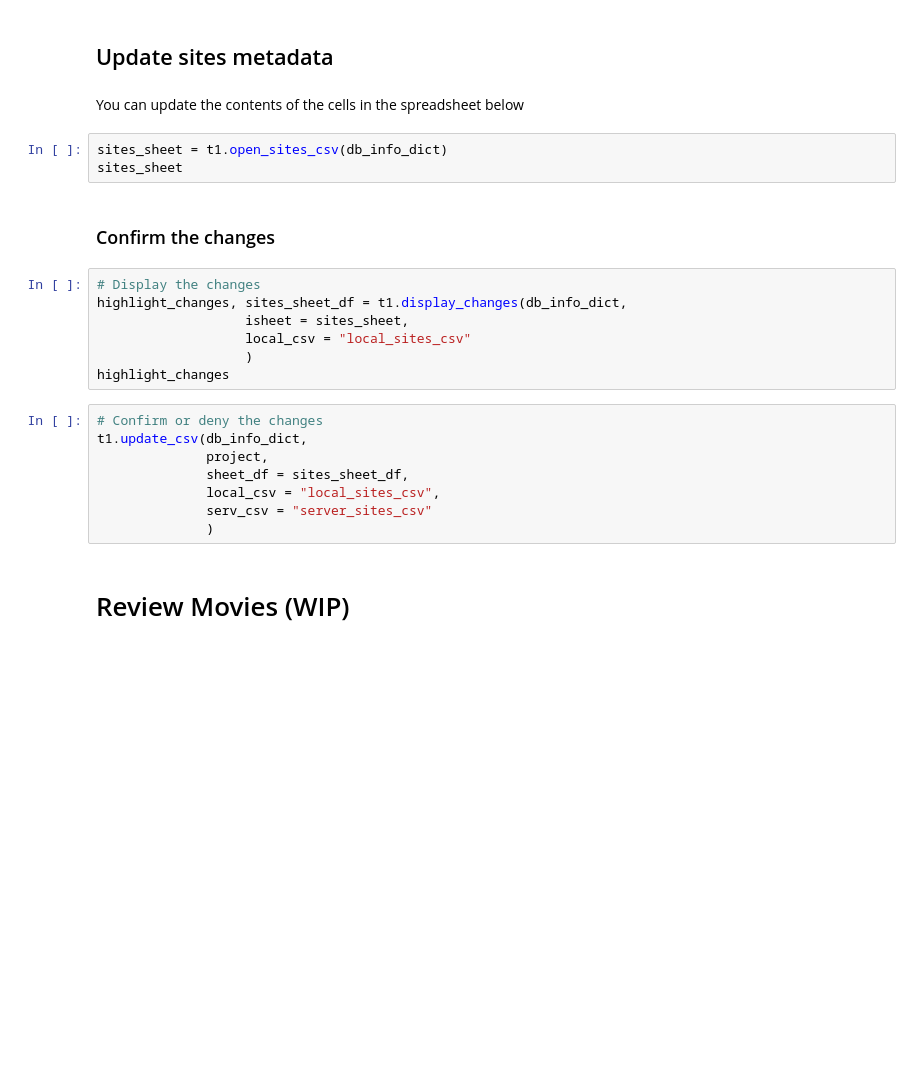
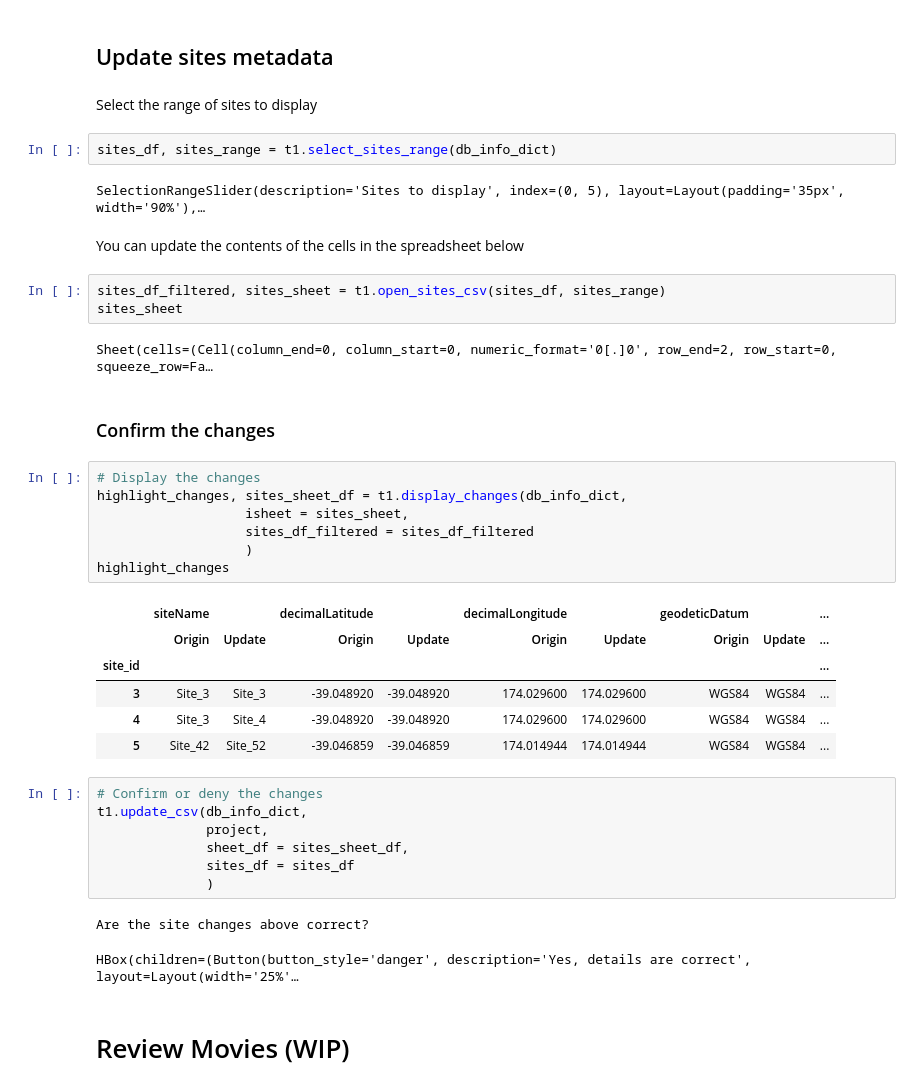
Before and after one commit to pilarnavarro/koster_data_management, a Jupyter notebook: colab_tutorials/COLAB_1_Check_and_update_csv_files.ipynb, the cells around one changed output. Cells and saved outputs as stored; diff of their text form; blank space fills up the shorter version.

Commit message:
added option to filter the number of sites to display

```diff
--- a/colab_tutorials/COLAB_1_Check_and_update_csv_files.ipynb
+++ b/colab_tutorials/COLAB_1_Check_and_update_csv_files.ipynb
@@ -64,27 +86,44 @@ kso_map
 # %% [markdown]
 ## Update sites metadata
+# %% [markdown]
+Select the range of sites to display
+# %%
+sites_df, sites_range = t1.select_sites_range(db_info_dict)
+# %% [output]
+SelectionRangeSlider(description='Sites to display', index=(0, 5), layout=Layout(padding='35px', width='90%'),…
 # %% [markdown]
 You can update the contents of the cells in the spreadsheet below
 # %%
-sites_sheet = t1.open_sites_csv(db_info_dict)
+sites_df_filtered, sites_sheet = t1.open_sites_csv(sites_df, sites_range)
 sites_sheet
+# %% [output]
+Sheet(cells=(Cell(column_end=0, column_start=0, numeric_format='0[.]0', row_end=2, row_start=0, squeeze_row=Fa…
 # %% [markdown]
 ### Confirm the changes
 # %%
 # Display the changes
 highlight_changes, sites_sheet_df = t1.display_changes(db_info_dict,
                    isheet = sites_sheet,
-                   local_csv = "local_sites_csv"
+                   sites_df_filtered = sites_df_filtered
                    )
 highlight_changes
+# %% [output]
+|  | siteName |  | decimalLatitude |  | decimalLongitude |  | geodeticDatum |  | ... |
+|  | Origin | Update | Origin | Update | Origin | Update | Origin | Update | ... |
+| site_id |  |  |  |  |  |  |  |  | ... |
+| 3 | Site_3 | Site_3 | -39.048920 | -39.048920 | 174.029600 | 174.029600 | WGS84 | WGS84 | ... |
+| 4 | Site_3 | Site_4 | -39.048920 | -39.048920 | 174.029600 | 174.029600 | WGS84 | WGS84 | ... |
+| 5 | Site_42 | Site_52 | -39.046859 | -39.046859 | 174.014944 | 174.014944 | WGS84 | WGS84 | ... |
 # %%
 # Confirm or deny the changes
 t1.update_csv(db_info_dict,
               project,
               sheet_df = sites_sheet_df,
-              local_csv = "local_sites_csv",
-              serv_csv = "server_sites_csv"
+              sites_df = sites_df
               )
+# %% [output]
+Are the site changes above correct?
+HBox(children=(Button(button_style='danger', description='Yes, details are correct', layout=Layout(width='25%'…
 # %% [markdown]
 # Review Movies (WIP)
 # %% [markdown]
```
Also changed, not shown: parts of 4 cells of this notebook, 1 other file.
